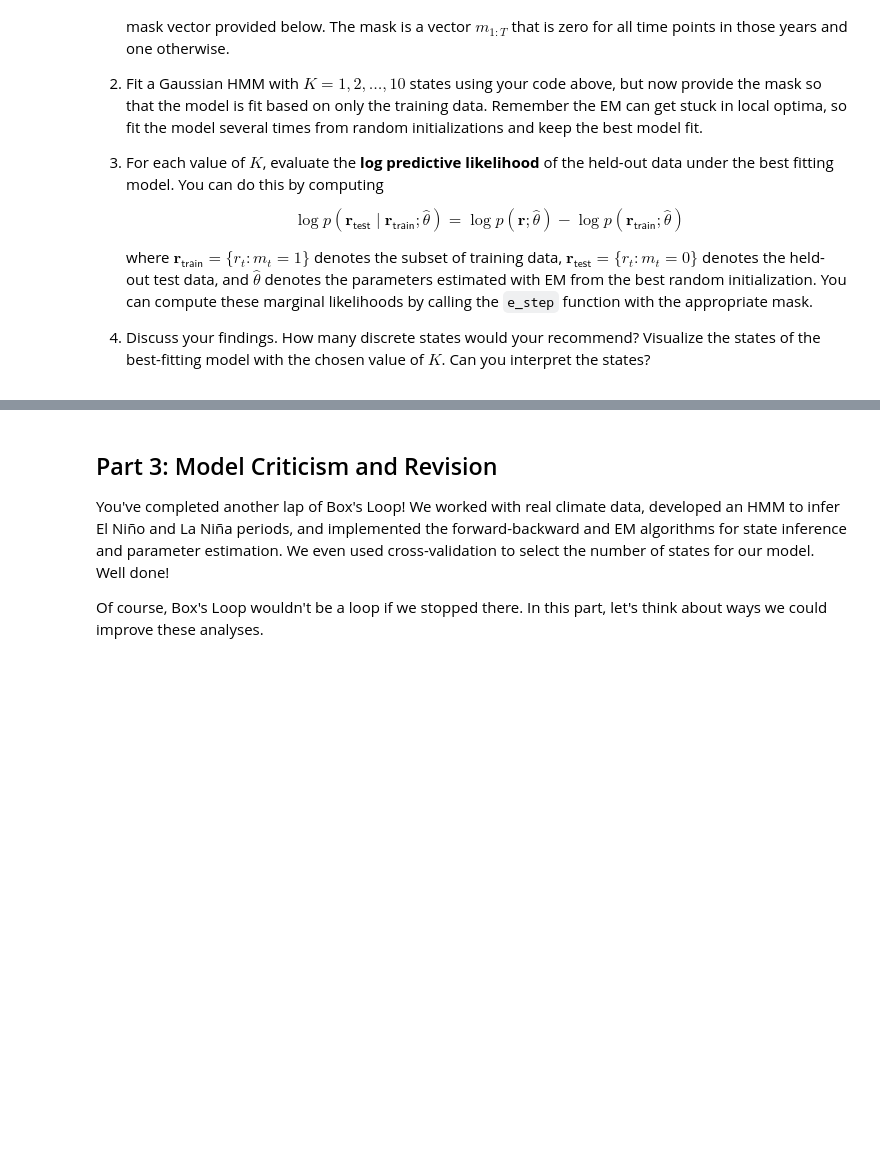
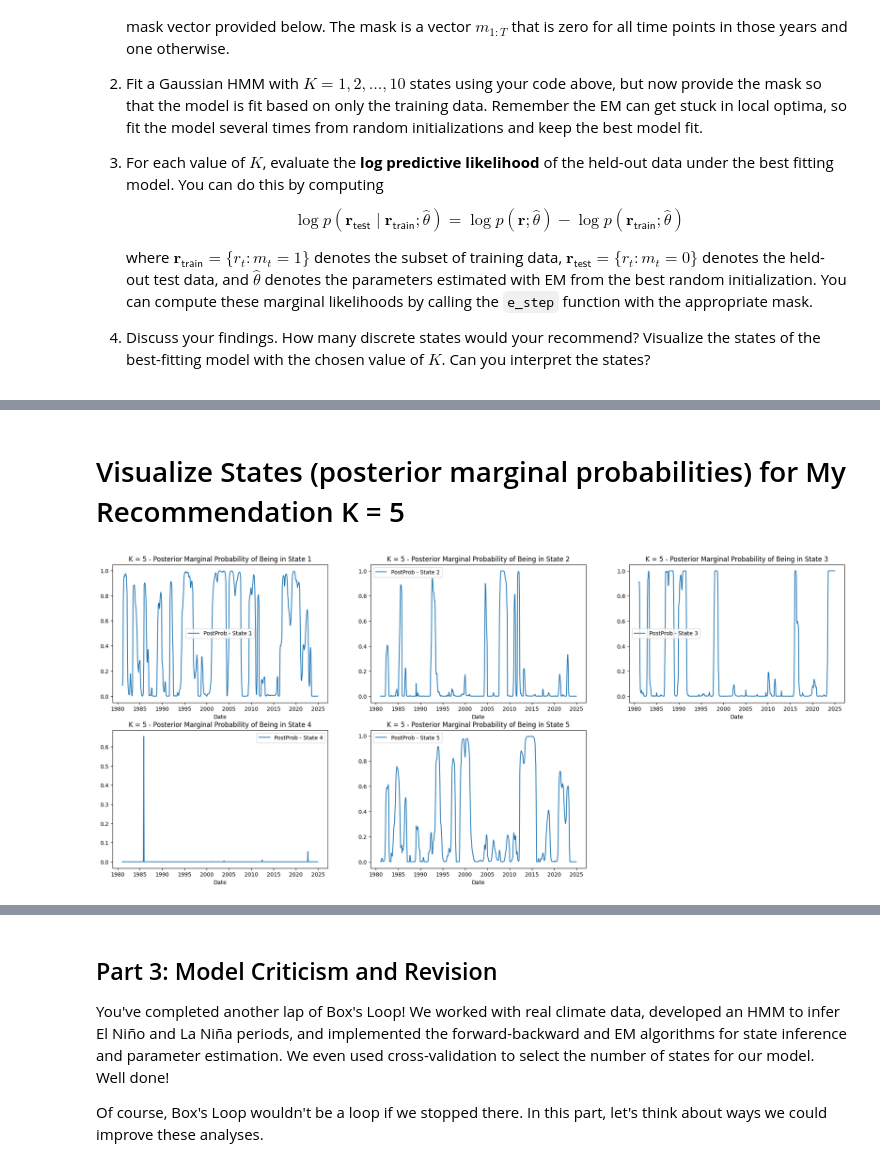
Before and after one commit to fatday/My-Grad-Math-Works, a Jupyter notebook: AppliedStatistics/hw3.ipynb, the cells around one changed output, grey strips where cells are left out. Cells and saved outputs as stored; diff of their text form; code cells hidden in the pictures; blank space fills up the shorter version.

```diff
--- a/AppliedStatistics/hw3.ipynb
+++ b/AppliedStatistics/hw3.ipynb
@@ -1048,0 +1059,21 @@ for Ki in tqdm(K_grid):
+# %% [markdown]
+# Visualize States (posterior marginal probabilities) for My Recommendation K = 5
+# %%
+K5_expected_states, marginal_loglike_9 = best_model_at_K[second_max_log_pred_likelihood_index].e_step(data = r_t_baselibe, mask = full_mask)
+# %%
+fig, axes = plt.subplots(nrows=2, ncols=3, figsize=(24, 10))  # Create 2x3 grid
+axes = axes.flatten()  # Flatten axes for easy indexing
+
+for i in range(5):  # Only iterate for 5 plots
+    ax = axes[i]
+    ax.plot(dates, K5_expected_states[:, i], label="Posterior Prob")
+    ax.set_xlabel('Date')
+    ax.set_title(f'K = 5 - Posterior Marginal Probability of Being in State {i + 1}')
+    ax.legend([f"PostProb - State {i + 1}"])
+
+# Remove the extra empty subplot (6th subplot)
+fig.delaxes(axes[5])
+
+plt.show()
+# %% [output]
+[figure, added]
```
Also changed, not shown: parts of 34 cells of this notebook.
